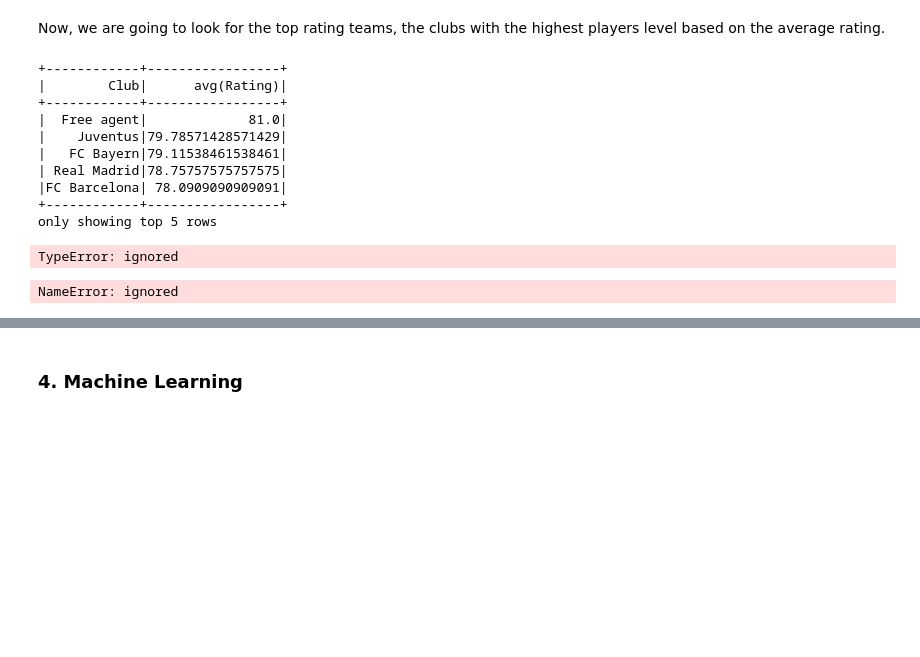
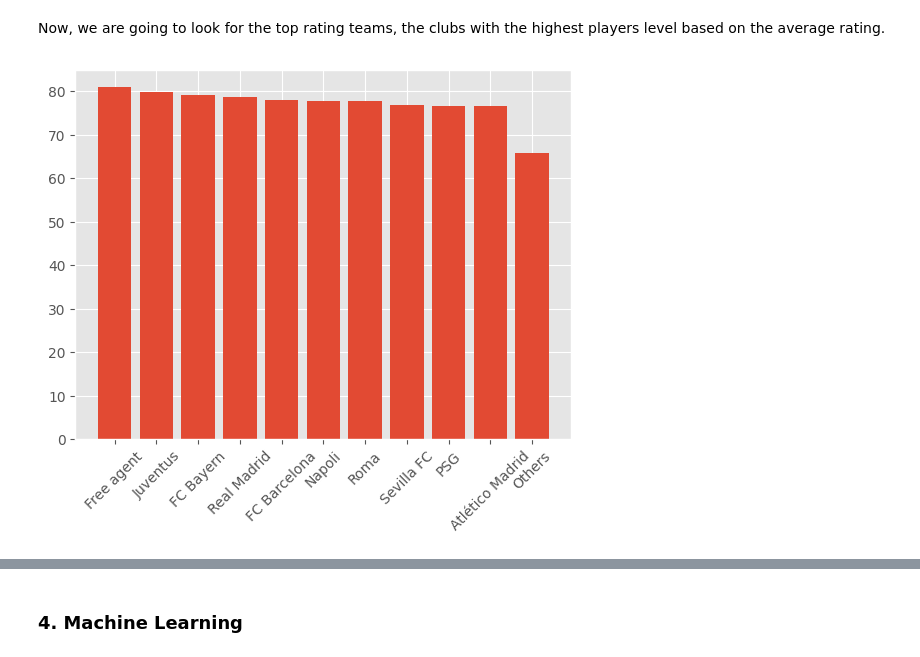
Before and after one commit to josefernandezest98/training, a Jupyter notebook: PySpark_Training/pyspark_training_notebook.ipynb, the cells around one changed output, grey strips where cells are left out. Drawn from its saved outputs; the diff is of its cells as text; code cells hidden in the pictures; blank space fills up the shorter version.

```diff
--- a/PySpark_Training/pyspark_training_notebook.ipynb
+++ b/PySpark_Training/pyspark_training_notebook.ipynb
@@ -386,62 +395,16 @@ root
 5 rows × 54 columns
 # %% [markdown]
 Now, we are going to look for the top rating teams, the clubs with the highest players level based on the average rating.
-# %%
-top_avg_teams = fifa_df.groupBy('Club').avg("Rating").sort(col("avg(Rating)").desc())
-top_avg_teams.show(5)
-
-import matplotlib.pyplot as plt
-
-plt.bar(top_avg_teams)
-# %% [output]
-+------------+-----------------+
-|        Club|      avg(Rating)|
-+------------+-----------------+
-|  Free agent|             81.0|
-|    Juventus|79.78571428571429|
-|   FC Bayern|79.11538461538461|
-| Real Madrid|78.75757575757575|
-|FC Barcelona| 78.0909090909091|
-+------------+-----------------+
-only showing top 5 rows
-TypeError: ignored
-# %%
-highest_sport_users_df_renamed = fifa_df
-# Compute the percentage of top 5 workout type / total users
-highest_sport_users_df_renamed['Rating'] = highest_sport_users_df['Users count'] \
-    / total_sports_users * 100
-
-# We assign the rest of users belong to another specific group that we call 'others'
-others = {
-      'sport': 'others'
-    , 'Users count': total_sports_users - sum(highest_sport_users_df_renamed['Users count'])
-    , 'percentage': 100 - sum(highest_sport_users_df_renamed['percentage'])
-}
-
-highest_sport_users_df_renamed = highest_sport_users_df_renamed.append(
-    others, ignore_index=True
-)
-print('Top 5 sports that have the most users participated:')
-highest_sport_users_df_renamed
-
-fig, axs = plt.subplots(nrows=1, ncols=2, figsize=plt.figaspect(0.35))
-
-plot0 =   axs[0].bar(x=highest_sport_users_df_renamed['sport']
-                     , height=highest_sport_users_df_renamed['Users count'])
-title0 =  axs[0].set_title('Users count', fontsize = 'small')
-xlabel0 = axs[0].set_xlabel('Sport', fontsize = 'small')
-ylabel0 = axs[0].set_ylabel('Users count', fontsize = 'small')
-xsticks_label = axs[0].set_xticklabels(highest_sport_users_df_renamed['sport']
-                                       ,rotation = 'vertical', fontsize='small')
-explode = (0.1, 0.1, 0.3, 0.3, 0.3, 0.1)
-title1 = axs[1].set_title('User ratio', fontsize = 'small')
-plot1 = axs[1].pie(
-      x=highest_sport_users_df_renamed['percentage']
-    , labels=highest_sport_users_df_renamed['sport']
-    , autopct='%1.1f%%', shadow=True, explode=explode, startangle=90
-    , radius=1
-)
-
-text = fig.text(0.5, 1.02, 'Top 5 sports having the most users', ha='center', va='top', transform=fig.transFigure)
-# %% [output]
-NameError: ignored
+# %%
+from pyspark.sql.functions import col
+import matplotlib.pyplot as plt
+plt.style.use('ggplot')
+
+top_avg_teams = fifa_df.groupBy('Club').avg("Rating").sort(col("avg(Rating)").desc()).toPandas()
+others = [top_avg_teams['avg(Rating)'][10:].mean()]
+
+plt.bar(top_avg_teams['Club'][:10].tolist()+['Others'],top_avg_teams['avg(Rating)'][:10].tolist()+others)
+plt.xticks(rotation = 45)
+plt.show()
+# %% [output]
+[figure, added]
```
Also changed, not shown: parts of 8 cells of this notebook.
